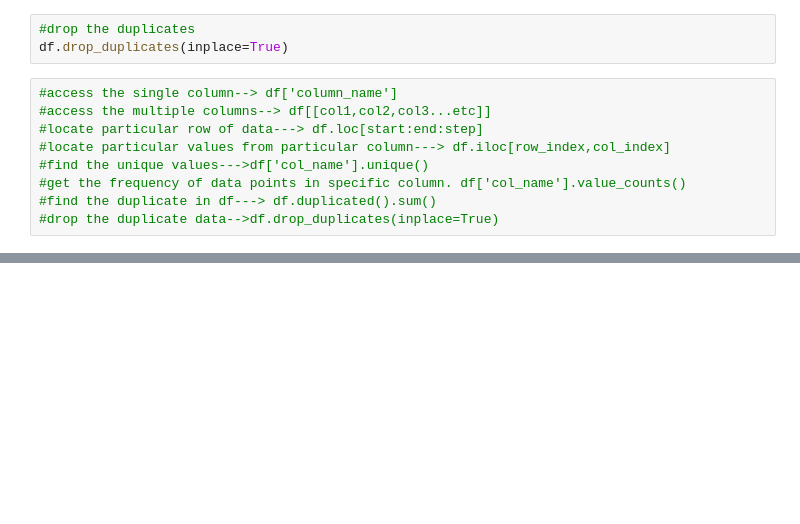
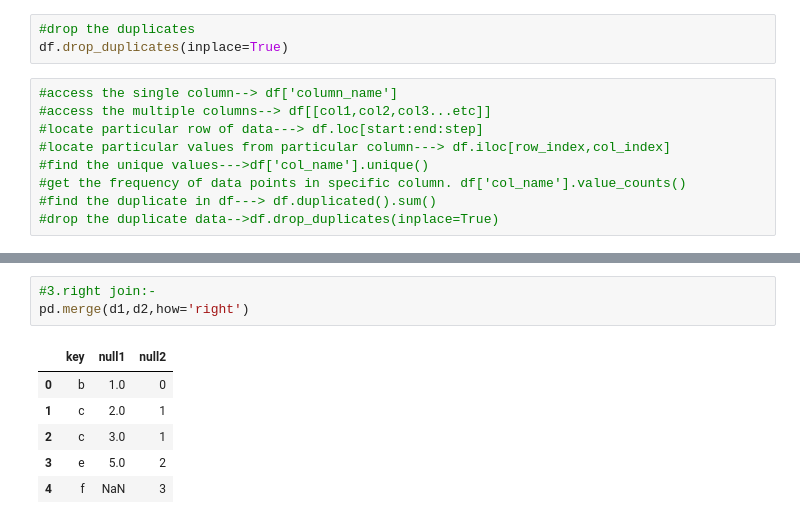
Before and after one commit to Akashmadasu1/My_Python_Notes, a Jupyter notebook: Akash_Pandas_NB.ipynb, the cells around one changed output, grey strips where cells are left out. Saved outputs shown, nothing was run; the diff lists cells and outputs as text; blank space fills up the shorter version.

```diff
--- a/Akash_Pandas_NB.ipynb
+++ b/Akash_Pandas_NB.ipynb
@@ -350,0 +610,10 @@ df.drop_duplicates(inplace=True)
+# %%
+#3.right join:-
+pd.merge(d1,d2,how='right')
+# %% [output]
+|  | key | null1 | null2 |
+| 0 | b | 1.0 | 0 |
+| 1 | c | 2.0 | 1 |
+| 2 | c | 3.0 | 1 |
+| 3 | e | 5.0 | 2 |
+| 4 | f | NaN | 3 |
```
Also changed, not shown: parts of 45 cells of this notebook.
